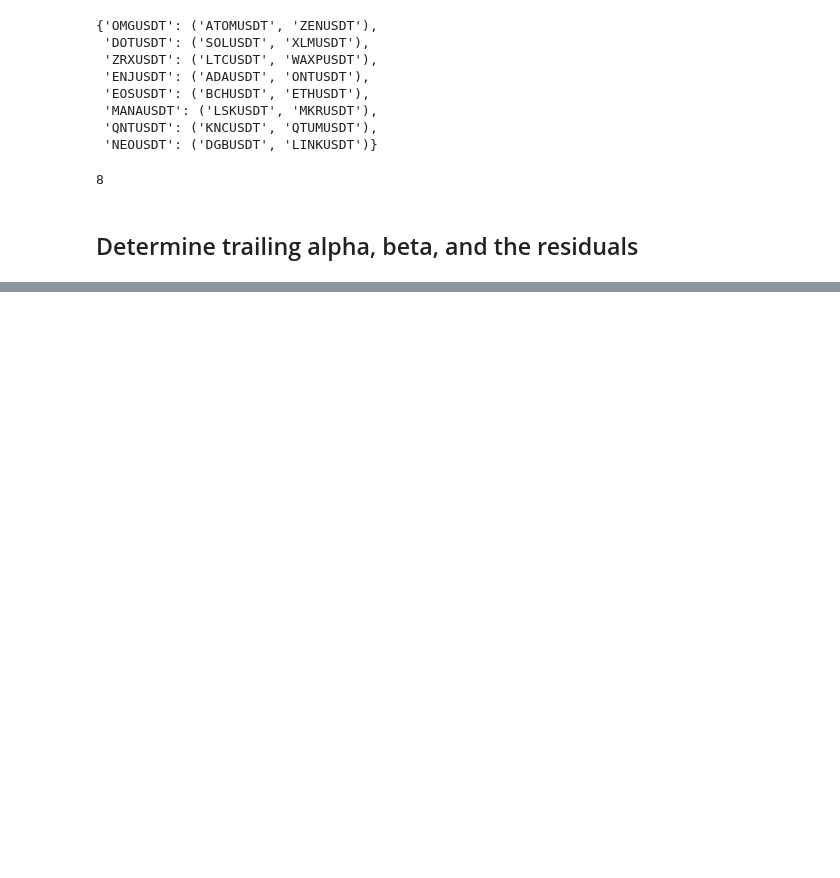
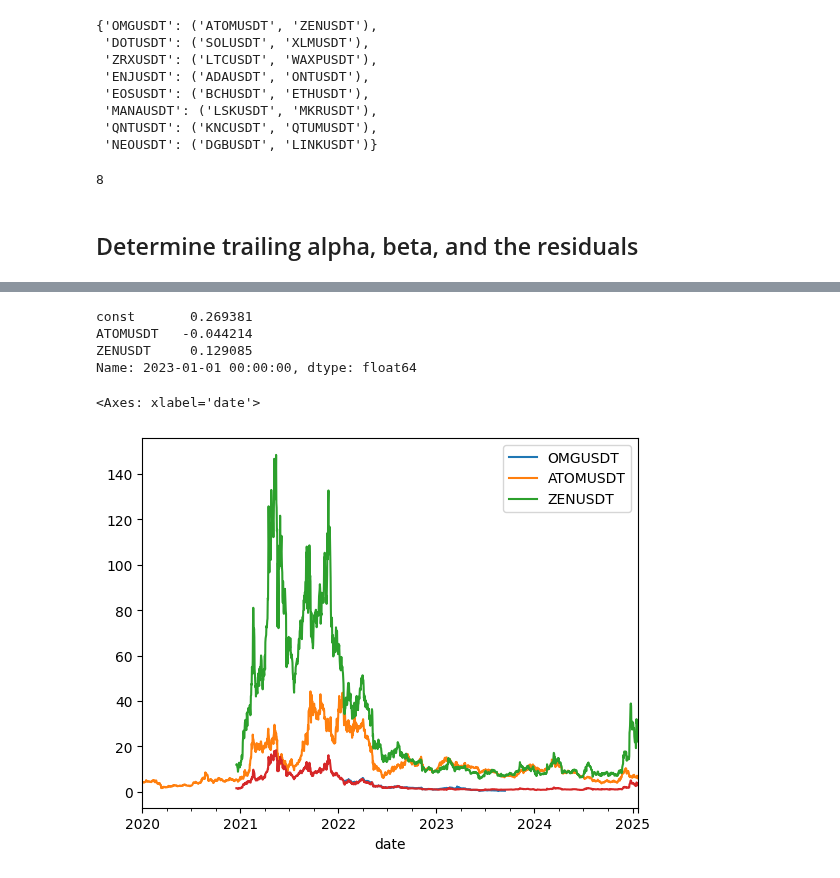
Before and after one commit to wbchristerson/jn-learning, a Jupyter notebook: strategy_8_correlation_to_basket_of_coins.ipynb, the cells around one changed output, grey strips where cells are left out. Cells and saved outputs as stored; diff of their text form; code cells hidden in the pictures; blank space fills up the shorter version.

Commit message:
use rolling OLS to calculate beta and alpha coefficients for triples of correlated stocks

```diff
--- a/strategy_8_correlation_to_basket_of_coins.ipynb
+++ b/strategy_8_correlation_to_basket_of_coins.ipynb
@@ -235,3 +235,18 @@ len(selected_triples)
 8
 # %% [markdown]
 ## Determine trailing alpha, beta, and the residuals
+# %%
+# import statsmodels.api as sm
+from statsmodels.regression.rolling import RollingOLS
+
+px_ex = px_close[["OMGUSDT", "ATOMUSDT", "ZENUSDT"]]
+px_ex = sm.add_constant(px_ex)
+
+model = RollingOLS(
+    px_ex["OMGUSDT"], px_ex[["const", "ATOMUSDT", "ZENUSDT"]], window=30, min_nobs=20, expanding=True)
+
+
+# rolling_px_ex = px_ex.rolling(window=30, min_periods=1)
+
+# model = sm.OLS(rolling_px_ex["OMGUSDT"], rolling_px_ex[["ATOMUSDT", "ZENUSDT"]])
+results = model.fit(params_only=True)
@@ -237,0 +270,18 @@ len(selected_triples)
+# %%
+results.params.loc["2023-01-01"]
+# %% [output]
+const       0.269381
+ATOMUSDT   -0.044214
+ZENUSDT     0.129085
+Name: 2023-01-01 00:00:00, dtype: float64
+# %%
+px_ex_data = px_close[["OMGUSDT", "ATOMUSDT", "ZENUSDT"]]
+fixed_params = results.params.loc["2023-01-01"]
+
+est = fixed_params["const"] + fixed_params["ATOMUSDT"] * px_ex_data["ATOMUSDT"] + fixed_params["ZENUSDT"] * px_ex_data["ZENUSDT"]
+
+px_ex_data.plot()
+est.plot()
+# %% [output]
+<Axes: xlabel='date'>
+[figure, added]
```
Also changed, not shown: parts of 14 cells of this notebook.
